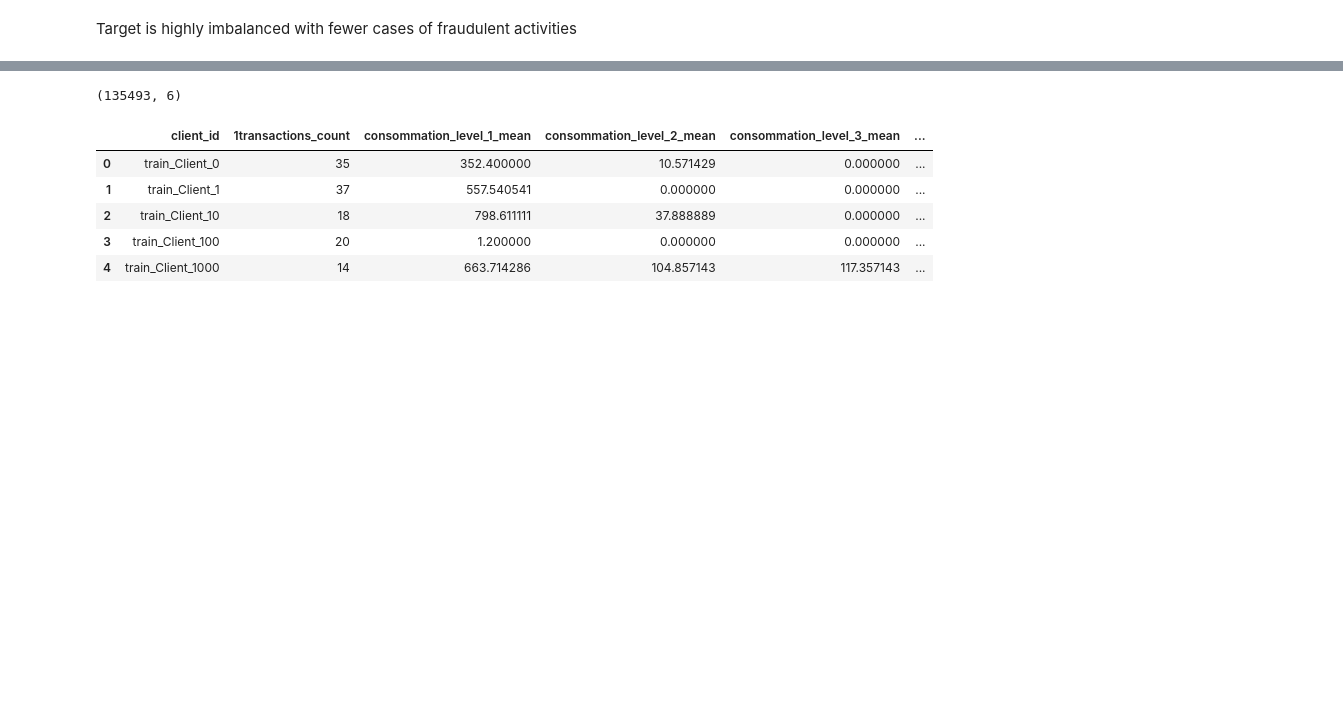
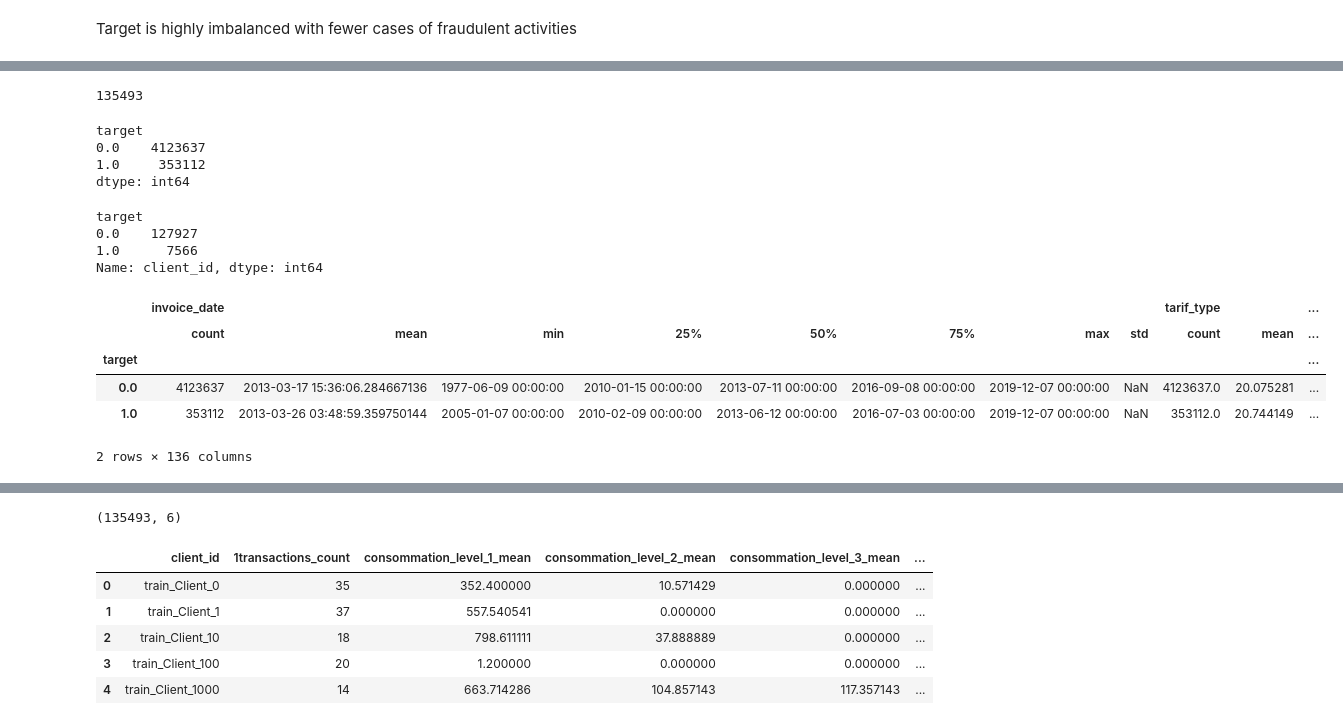
Before and after one commit to Rackkoun/ds-ml-project, a Jupyter notebook: notebooks/ml_challenge-fraund_detection_kp.ipynb, the cells around one changed output, grey strips where cells are left out. Cells and saved outputs as stored; diff of their text form; code cells hidden in the pictures; blank space fills up the shorter version.

```diff
--- a/notebooks/ml_challenge-fraund_detection_kp.ipynb
+++ b/notebooks/ml_challenge-fraund_detection_kp.ipynb
@@ -263,0 +440,28 @@ client_test['disrict'] = client_test['disrict'].astype(int)
+# %%
+#Confirm join success
+invoice_client_merged["client_id"].nunique()
+# %% [output]
+135493
+# %%
+invoice_client_merged.groupby("target").size()
+# %% [output]
+target
+0.0    4123637
+1.0     353112
+dtype: int64
+# %%
+invoice_client_merged.groupby("target")["client_id"].nunique()
+# %% [output]
+target
+0.0    127927
+1.0      7566
+Name: client_id, dtype: int64
+# %%
+invoice_client_merged.groupby("target").describe()
+# %% [output]
+|  | invoice_date |  |  |  |  |  |  |  | tarif_type |  | ... |
+|  | count | mean | min | 25% | 50% | 75% | max | std | count | mean | ... |
+| target |  |  |  |  |  |  |  |  |  |  | ... |
+| 0.0 | 4123637 | 2013-03-17 15:36:06.284667136 | 1977-06-09 00:00:00 | 2010-01-15 00:00:00 | 2013-07-11 00:00:00 | 2016-09-08 00:00:00 | 2019-12-07 00:00:00 | NaN | 4123637.0 | 20.075281 | ... |
+| 1.0 | 353112 | 2013-03-26 03:48:59.359750144 | 2005-01-07 00:00:00 | 2010-02-09 00:00:00 | 2013-06-12 00:00:00 | 2016-07-03 00:00:00 | 2019-12-07 00:00:00 | NaN | 353112.0 | 20.744149 | ... |
+2 rows × 136 columns
```
Also changed, not shown: parts of 54 cells of this notebook, 2 other files.
